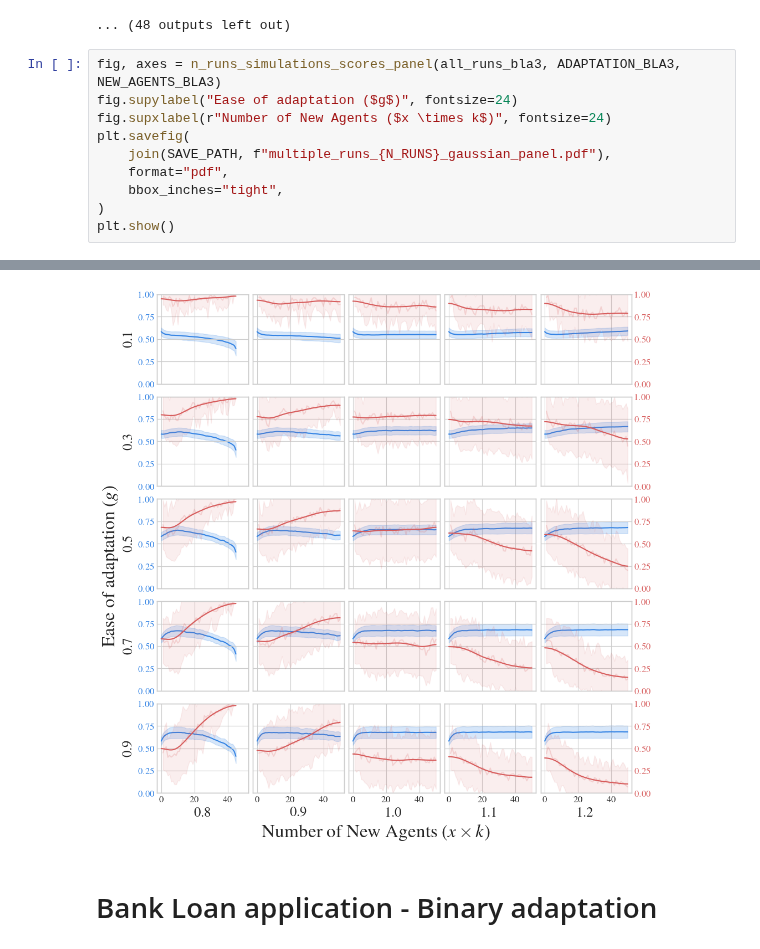
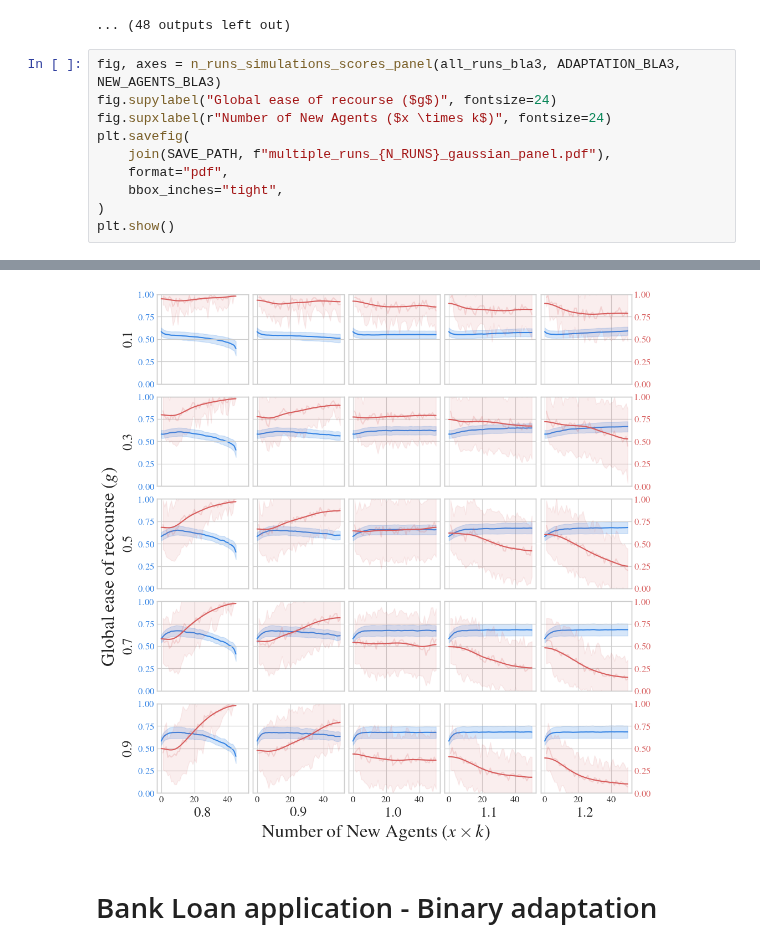
Before and after one commit to joaopfonseca/recourse-over-time, a Jupyter notebook: notebooks/2.1-averaged-simulations.ipynb, the cells around one changed output, grey strips where cells are left out. Cells and saved outputs as stored; diff of their text form.

Commit message:
PUB edit x-labels of some visualizations

```diff
--- a/notebooks/2.1-averaged-simulations.ipynb
+++ b/notebooks/2.1-averaged-simulations.ipynb
@@ -342,19 +342,19 @@ for i, random_state in enumerate(check_random_states(RNG_SEED, N_RUNS)):
 ... (48 outputs left out)
 # %%
 fig, axes = n_runs_simulations_scores_panel(all_runs_bla3, ADAPTATION_BLA3, NEW_AGENTS_BLA3)
-fig.supylabel("Ease of adaptation ($g$)", fontsize=24)
+fig.supylabel("Global ease of recourse ($g$)", fontsize=24)
 fig.supxlabel(r"Number of New Agents ($x \times k$)", fontsize=24)
 plt.savefig(
     join(SAVE_PATH, f"multiple_runs_{N_RUNS}_gaussian_panel.pdf"),
     format="pdf",
     bbox_inches="tight",
 )
 plt.show()
 # %% [output]
 [interactive output not drawn]
 [interactive output not drawn]
 [interactive output not drawn]
-[figure, old version]
+[figure, new version]
 # %% [markdown]
 # Bank Loan application - Binary adaptation
 # %%
```
Also changed, not shown: parts of 3 cells of this notebook, 4 other files.
